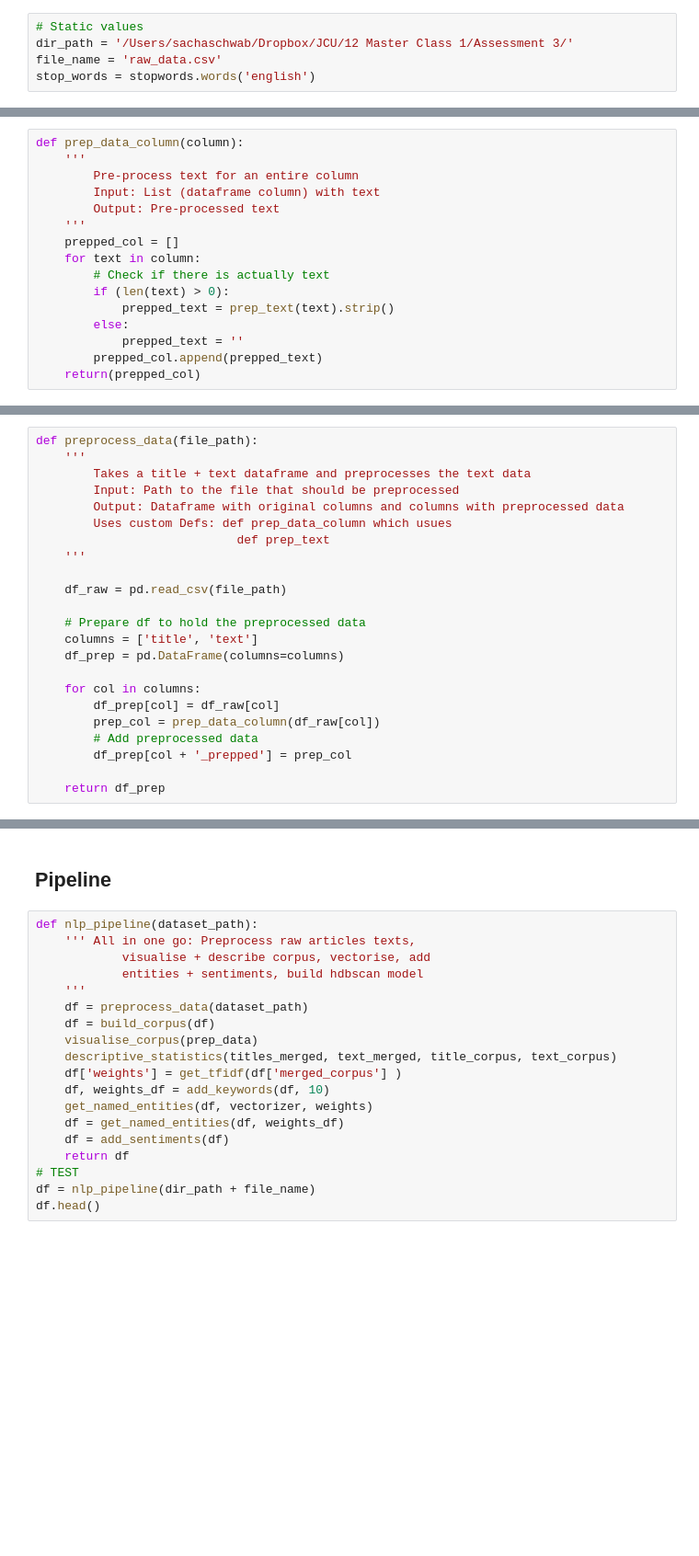
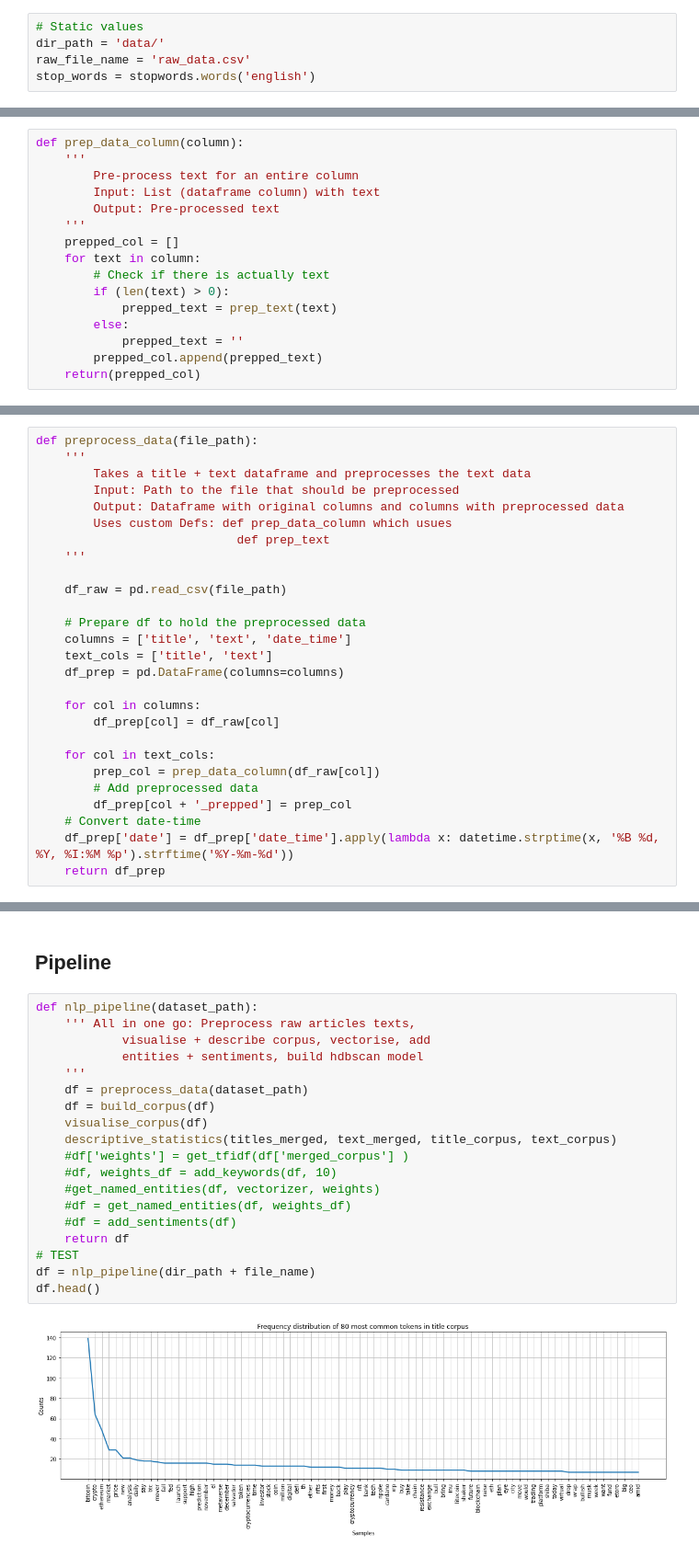
Before and after one commit to sachaschwab/NLP-Clustering, a Jupyter notebook: A3_DocumentNumber_3_Code_sacha_schwab.ipynb, the cells around one changed output, grey strips where cells are left out. Shown at 92% size. Drawn from its saved outputs; the diff is of its cells as text; blank space fills up the shorter version.

```diff
--- a/A3_DocumentNumber_3_Code_sacha_schwab.ipynb
+++ b/A3_DocumentNumber_3_Code_sacha_schwab.ipynb
@@ -78,8 +82,8 @@ from collections import Counter
 import en_core_web_sm
 # %%
 # Static values
-dir_path = '/Users/sachaschwab/Dropbox/JCU/12 Master Class 1/Assessment 3/'
-file_name = 'raw_data.csv'
+dir_path = 'data/'
+raw_file_name = 'raw_data.csv'
 stop_words = stopwords.words('english')
 # %%
 # Under construction
@@ -112,7 +116,7 @@ def prep_data_column(column):
     for text in column:
         # Check if there is actually text
         if (len(text) > 0):
-            prepped_text = prep_text(text).strip()
+            prepped_text = prep_text(text)
         else:
             prepped_text = ''
         prepped_col.append(prepped_text)
@@ -177,13 +181,17 @@ def preprocess_data(file_path):
     df_raw = pd.read_csv(file_path)
 
     # Prepare df to hold the preprocessed data
-    columns = ['title', 'text']
+    columns = ['title', 'text', 'date_time']
+    text_cols = ['title', 'text']
     df_prep = pd.DataFrame(columns=columns)
 
     for col in columns:
         df_prep[col] = df_raw[col]
+
+    for col in text_cols:
         prep_col = prep_data_column(df_raw[col])
         # Add preprocessed data
         df_prep[col + '_prepped'] = prep_col
-
+    # Convert date-time
+    df_prep['date'] = df_prep['date_time'].apply(lambda x: datetime.strptime(x, '%B %d, %Y, %I:%M %p').strftime('%Y-%m-%d'))
     return df_prep
@@ -586,19 +602,21 @@ def predict(hdbs, new_data):
 # %%
 def nlp_pipeline(dataset_path):
     ''' All in one go: Preprocess raw articles texts,
             visualise + describe corpus, vectorise, add
             entities + sentiments, build hdbscan model
     '''
     df = preprocess_data(dataset_path)
     df = build_corpus(df)
-    visualise_corpus(prep_data)
+    visualise_corpus(df)
     descriptive_statistics(titles_merged, text_merged, title_corpus, text_corpus)
-    df['weights'] = get_tfidf(df['merged_corpus'] )
-    df, weights_df = add_keywords(df, 10)
-    get_named_entities(df, vectorizer, weights)
-    df = get_named_entities(df, weights_df)
-    df = add_sentiments(df)
+    #df['weights'] = get_tfidf(df['merged_corpus'] )
+    #df, weights_df = add_keywords(df, 10)
+    #get_named_entities(df, vectorizer, weights)
+    #df = get_named_entities(df, weights_df)
+    #df = add_sentiments(df)
     return df
 # TEST
 df = nlp_pipeline(dir_path + file_name)
 df.head()
+# %% [output]
+[figure, added]
```
Also changed, not shown: parts of 13 cells of this notebook, 2 other files.
